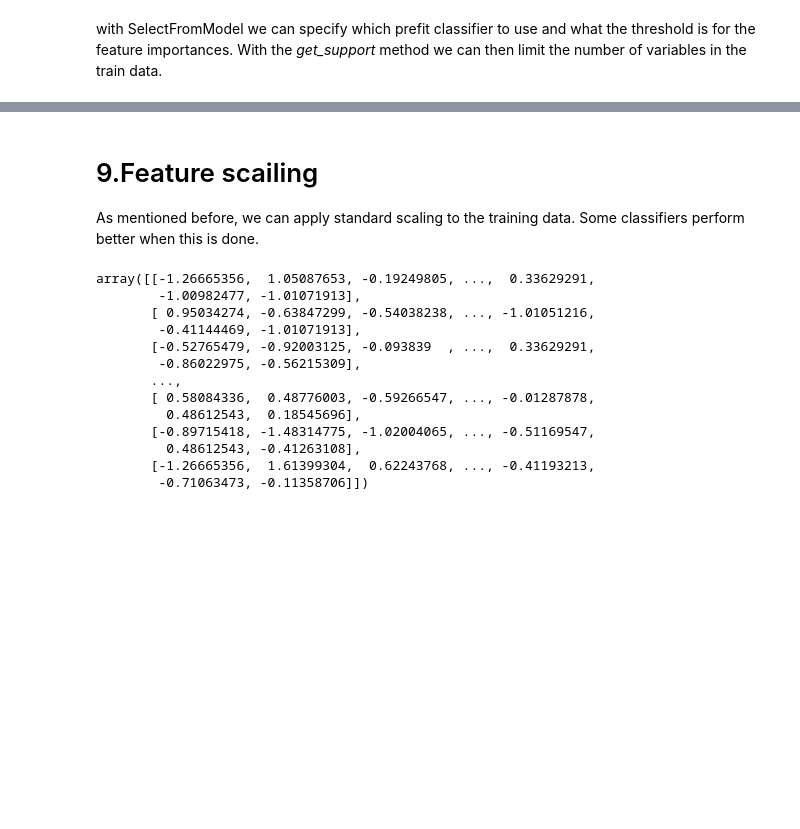
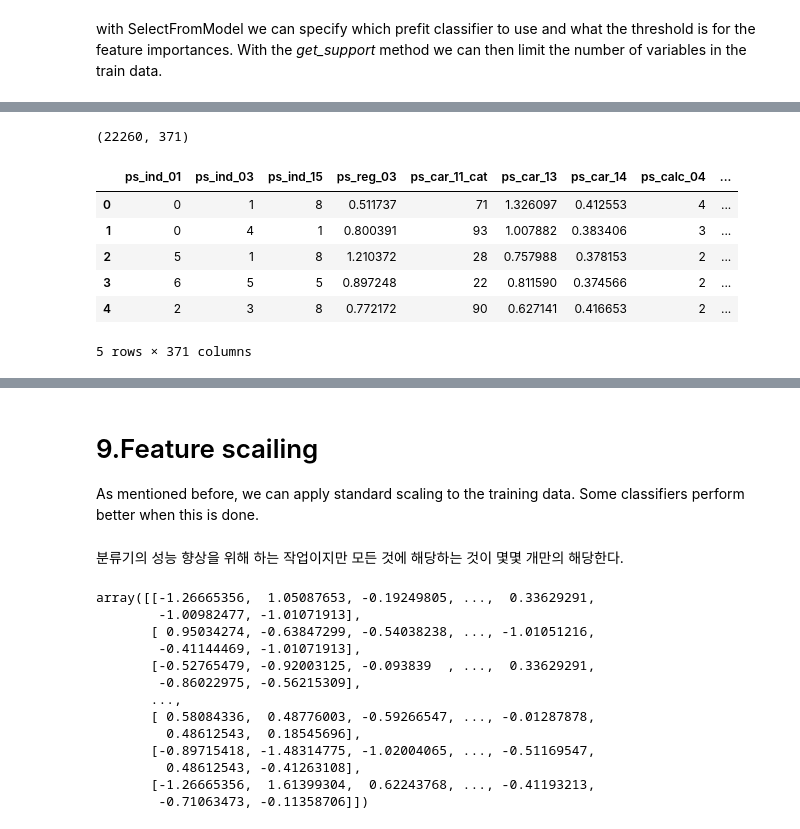
Before and after one commit to ecjang/pages, a Jupyter notebook: Kaggle/002_Binary_Prediction_Porto_1st kernel.ipynb, the cells around one changed output, grey strips where cells are left out. Saved outputs shown, nothing was run; the diff lists cells and outputs as text; code cells hidden in the pictures; blank space fills up the shorter version.

```diff
--- a/Kaggle/002_Binary_Prediction_Porto_1st kernel.ipynb
+++ b/Kaggle/002_Binary_Prediction_Porto_1st kernel.ipynb
@@ -1187,0 +1357,8 @@ for f in range(x_train.shape[1]):
+# %%
+X_train = train.drop(['id', 'target'], axis=1)
+y_train = train['target']
+
+feat_labels = X_train.columns
+
+rf = RandomForestClassifier(n_estimators=1000, random_state=0, n_jobs=-1)
+rf.fit(X_train, y_train)
@@ -1213,11 +1456,25 @@ Number of features after selection: 55
 # %%
 train = train[selected_vars + ['target']]
+# %%
+print(train.shape)
+train.head()
+# %% [output]
+(22260, 371)
+|  | ps_ind_01 | ps_ind_03 | ps_ind_15 | ps_reg_03 | ps_car_11_cat | ps_car_13 | ps_car_14 | ps_calc_04 | ... |
+| 0 | 0 | 1 | 8 | 0.511737 | 71 | 1.326097 | 0.412553 | 4 | ... |
+| 1 | 0 | 4 | 1 | 0.800391 | 93 | 1.007882 | 0.383406 | 3 | ... |
+| 2 | 5 | 1 | 8 | 1.210372 | 28 | 0.757988 | 0.378153 | 2 | ... |
+| 3 | 6 | 5 | 5 | 0.897248 | 22 | 0.811590 | 0.374566 | 2 | ... |
+| 4 | 2 | 3 | 8 | 0.772172 | 90 | 0.627141 | 0.416653 | 2 | ... |
+5 rows × 371 columns
 # %% [markdown]
 <a class="anchor" id="feat_sacling"></a>
 # %% [markdown]
 # 9.Feature scailing
 
 As mentioned before, we can apply standard scaling to the training data. Some classifiers perform better when this is done.
+# %% [markdown]
+분류기의 성능 향상을 위해 하는 작업이지만 모든 것에 해당하는 것이 몇몇 개만의 해당한다.
 # %%
 scaler = StandardScaler()
 scaler.fit_transform(train.drop(['target'], axis=1))
```
Also changed, not shown: parts of 78 cells of this notebook.
